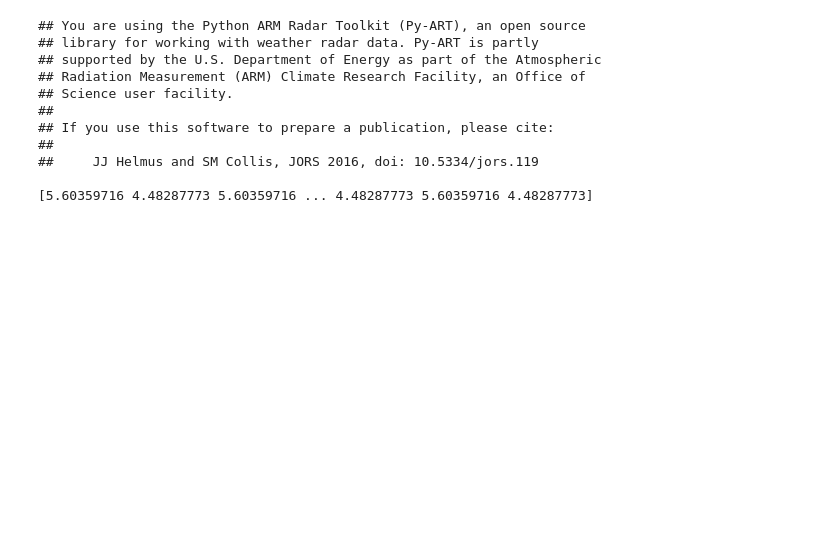
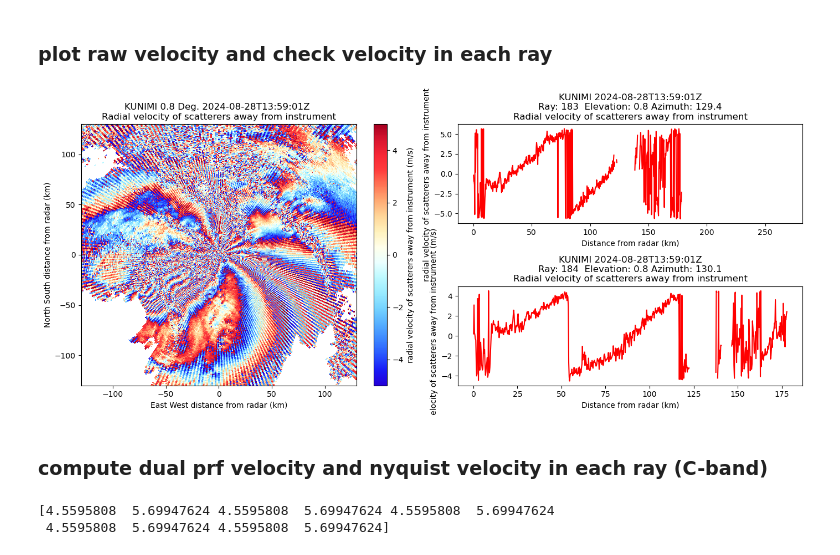
Before and after one commit to WeifanLIU21014/VR_corrector_for_OU, a Jupyter notebook: test_fix_velocity.ipynb, the cells around one changed output. Drawn from its saved outputs; the diff is of its cells as text; code cells hidden in the pictures; blank space fills up the shorter version.

```diff
--- a/test_fix_velocity.ipynb
+++ b/test_fix_velocity.ipynb
@@ -1,21 +1,46 @@
-# %%
-import pyart
-from fix_velocity import driver_fix_velocity
-
-radar = pyart.io.read_cfradial('/Users/lo-y/vcor_dual_prf/vcor_dual_prf/radar/FRCIS/SYAKA/SYAKA_20240829_051000_V13.nc')
-velocity_corrected = driver_fix_velocity(radar, band='C', piecewise_corr=False, spectrum_width_filter=False)
-
-radar.add_field_like('V', 'VEL', velocity_corrected)
-#radar.add_field_like('V', 'MAE', mae)
-# %% [output]
-## You are using the Python ARM Radar Toolkit (Py-ART), an open source
-## library for working with weather radar data. Py-ART is partly
-## supported by the U.S. Department of Energy as part of the Atmospheric
-## Radiation Measurement (ARM) Climate Research Facility, an Office of
-## Science user facility.
-##
-## If you use this software to prepare a publication, please cite:
-##
-##     JJ Helmus and SM Collis, JORS 2016, doi: 10.5334/jors.119
-
-[5.60359716 4.48287773 5.60359716 ... 4.48287773 5.60359716 4.48287773]
+# %%
+import pyart
+import numpy as np
+from fix_velocity import driver_fix_velocity
+
+radar = pyart.io.read_cfradial('sample_data/KUNIMI_20240828_140000_EL002_V10.nc')
+# %% [markdown]
+### plot raw velocity and check velocity in each ray
+# %%
+import matplotlib.pyplot as plt
+import matplotlib.gridspec as gridspec
+
+display = pyart.graph.RadarDisplay(radar)
+
+## choose sweep and ray
+sweep = 0
+
+fig = plt.figure(figsize=(14,6), tight_layout=True)
+gs = gridspec.GridSpec(2, 2)
+
+## 2d plot
+ax1 = fig.add_subplot(gs[:, 0])
+display.set_limits((-130, 130), (-130, 130), ax=ax1)
+display.plot_ppi('V', sweep, cmap="BuDRd18", vmin=-5, vmax=5, ax=ax1)
+
+## line plot
+display.set_limits((0, 200),  ax=ax)
+ray = 183
+ax  = fig.add_subplot(gs[0, 1])
+display.plot_ray('V', ray, ax=ax, format_str='r-')
+
+ray = 184
+ax  = fig.add_subplot(gs[1, 1])
+display.plot_ray('V', ray, ax=ax, format_str='r-')
+# %% [output]
+[figure, added]
+# %% [markdown]
+### compute dual prf velocity and nyquist velocity in each ray (C-band)
+# %%
+velocity_dualprf, nyquist_velocity_ray = driver_fix_velocity(radar, band='C',)
+
+radar.add_field_like('V', 'V_dualprf', velocity_dualprf)
+print(nyquist_velocity_ray[:10])
+# %% [output]
+[4.5595808  5.69947624 4.5595808  5.69947624 4.5595808  5.69947624
+ 4.5595808  5.69947624 4.5595808  5.69947624]
```
Also changed, not shown: parts of 7 cells of this notebook, 1 other file.
